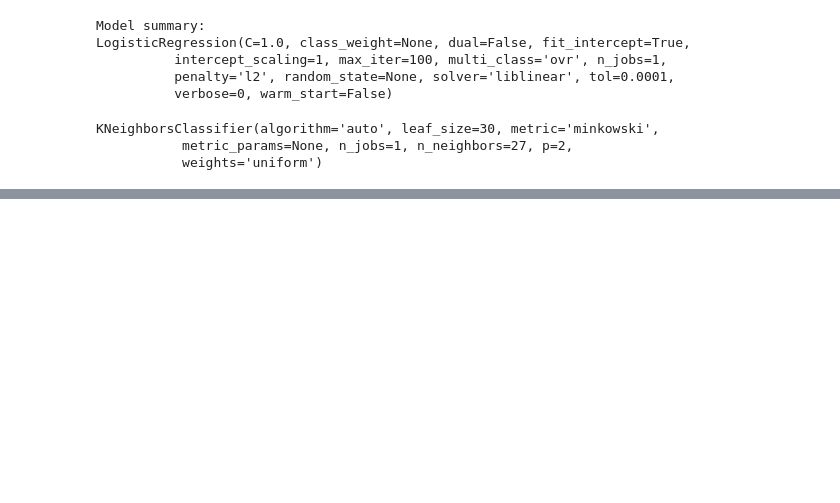
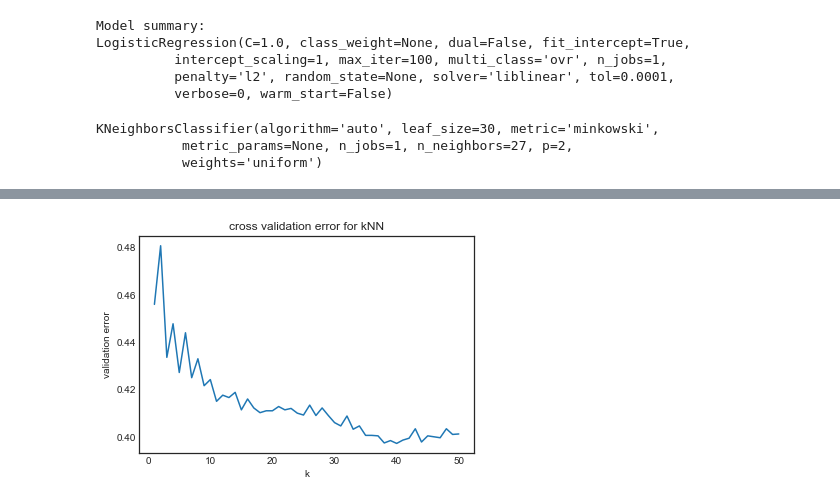
Before and after one commit to MSkogsmo/StatisticalMachineLearningProject, a Jupyter notebook: projectFileKNN.ipynb, the cells around one changed output, grey strips where cells are left out. Saved outputs shown, nothing was run; the diff lists cells and outputs as text; code cells hidden in the pictures; blank space fills up the shorter version.

```diff
--- a/projectFileKNN.ipynb
+++ b/projectFileKNN.ipynb
@@ -136,0 +137,30 @@ plt.show()
+# %%
+k_test = 50
+t_run = 10
+size = 250 # Size of test set
+misclassification = np.zeros((t_run, k_test))
+for i in range(t_run):
+    trainIndex = np.random.choice(training_data.shape[0], size, replace=False)
+    train = training_data.iloc[trainIndex] # training set
+    validation = training_data.iloc[~training_data.index.isin(trainIndex)]
+    X_train = train[['acousticness','danceability','duration','energy','instrumentalness','key','liveness',
+        'loudness','mode','speechiness','tempo','time_signature','valence']]
+    Y_train = train['label']
+    X_validation = validation[['acousticness','danceability','duration','energy','instrumentalness','key','liveness',
+        'loudness','mode','speechiness','tempo','time_signature','valence']]
+    Y_validation = validation['label']
+    for k in range(k_test): # Try n_neighbors
+        model = skl_nb.KNeighborsClassifier(n_neighbors=k+1)
+        model.fit(X_train, Y_train)
+        prediction = model.predict(X_validation)
+        misclassification[i, k] = (np.mean(prediction != Y_validation))
+
+average_mis = np.mean(misclassification, axis=0)
+K = np.linspace(1, k_test, k_test)
+plt.plot(K, average_mis)
+plt.title('cross validation error for kNN')
+plt.xlabel('k')
+plt.ylabel('validation error')
+plt.show()
+# %% [output]
+[figure, added]
```
Also changed, not shown: parts of 3 cells of this notebook, 1 other file.
